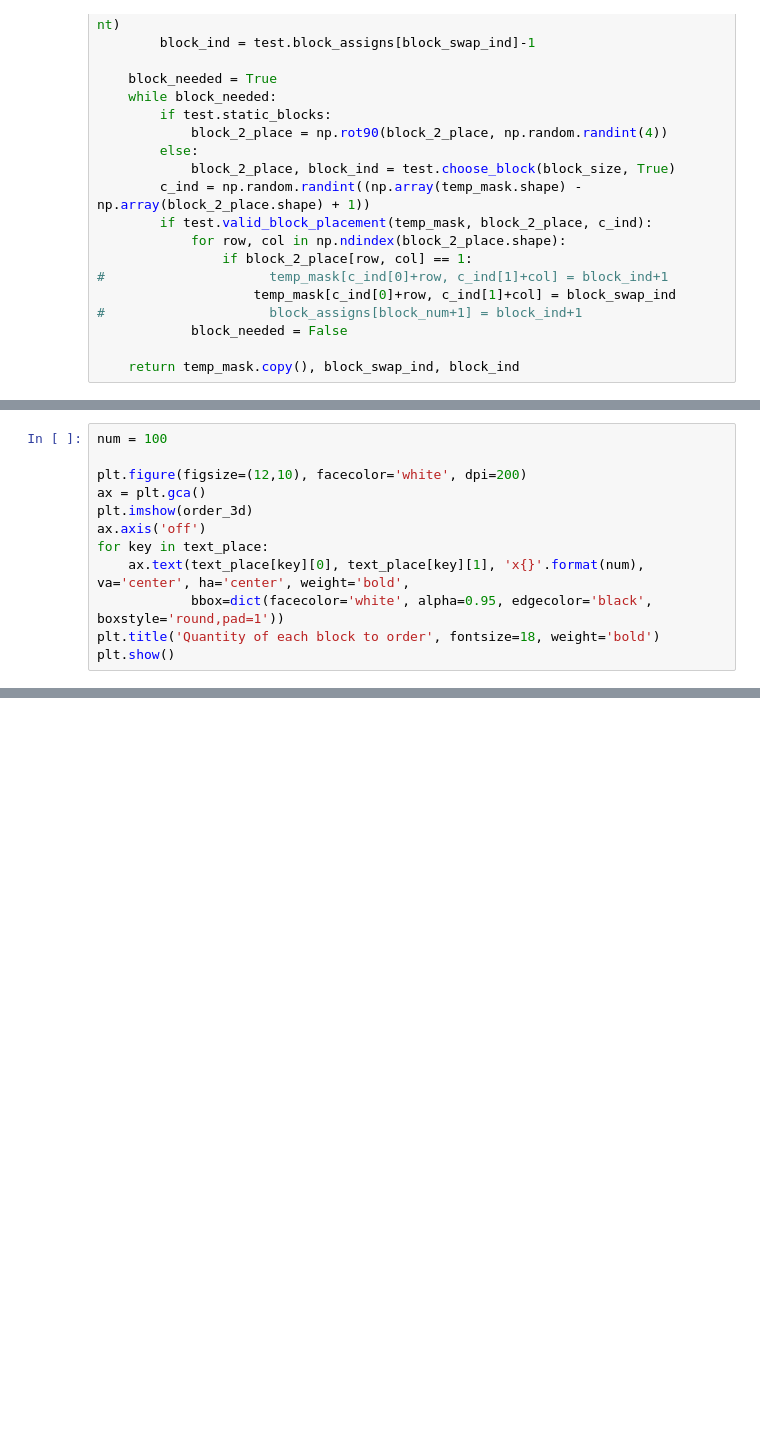
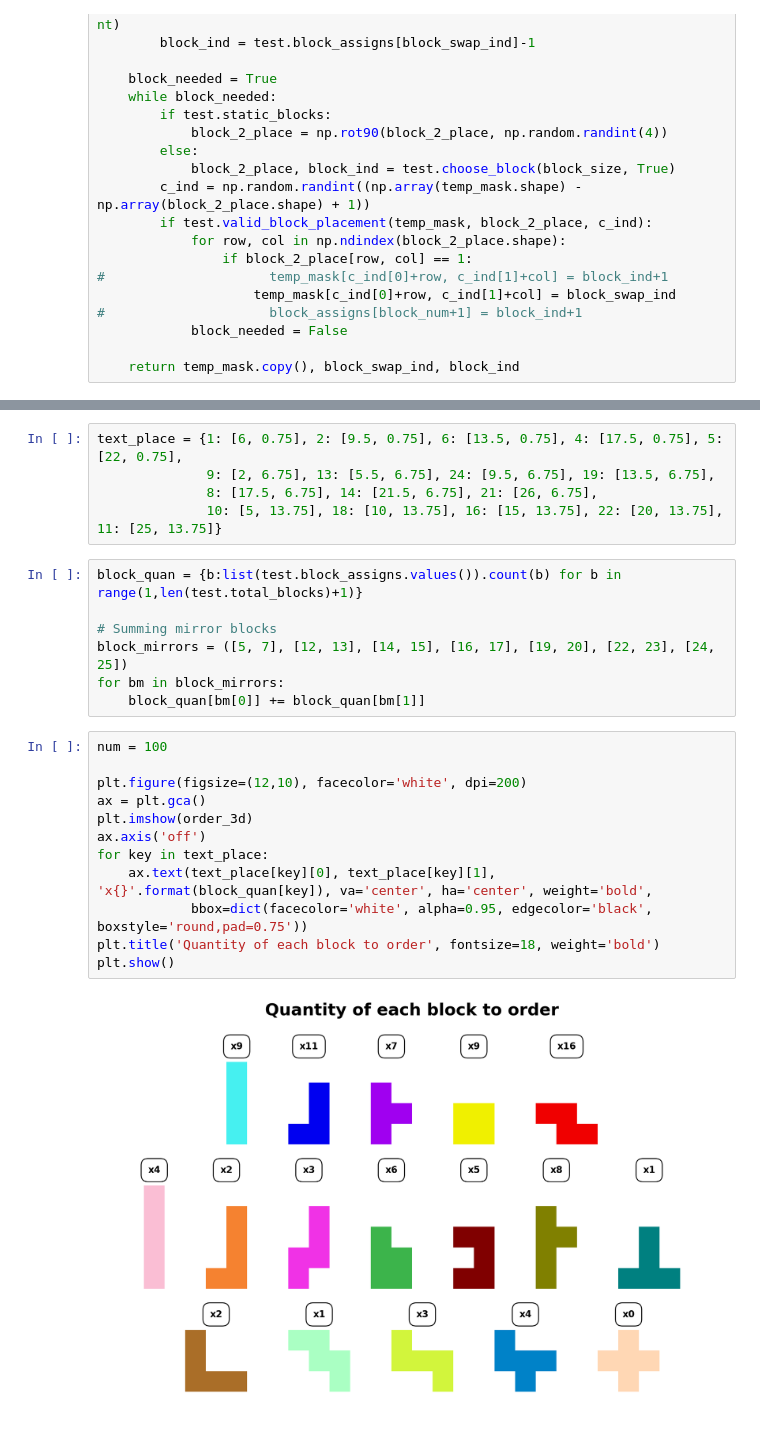
Before and after one commit to cllamb0/CCI2-Coded-Aperture, a Jupyter notebook: Tetris-Mask-Creator.ipynb, the cells around one changed output, grey strips where cells are left out. Cells and saved outputs as stored; diff of their text form; blank space fills up the shorter version.

Commit message:
Fixing errors, adding order sheet creator and lowering learning rate

```diff
--- a/Tetris-Mask-Creator.ipynb
+++ b/Tetris-Mask-Creator.ipynb
@@ -998,12 +894,0 @@ text_place = {1: [6, 1.25], 2: [9.5, 1.25]}
-# %%
-num = 100
-
-plt.figure(figsize=(12,10), facecolor='white', dpi=200)
-ax = plt.gca()
-plt.imshow(order_3d)
-ax.axis('off')
-for key in text_place:
-    ax.text(text_place[key][0], text_place[key][1], 'x{}'.format(num), va='center', ha='center', weight='bold',
-            bbox=dict(facecolor='white', alpha=0.95, edgecolor='black', boxstyle='round,pad=1'))
-plt.title('Quantity of each block to order', fontsize=18, weight='bold')
-plt.show()
@@ -1020,0 +998,26 @@ array([[ 2, 13],
+# %%
+text_place = {1: [6, 0.75], 2: [9.5, 0.75], 6: [13.5, 0.75], 4: [17.5, 0.75], 5: [22, 0.75],
+              9: [2, 6.75], 13: [5.5, 6.75], 24: [9.5, 6.75], 19: [13.5, 6.75],
+              8: [17.5, 6.75], 14: [21.5, 6.75], 21: [26, 6.75],
+              10: [5, 13.75], 18: [10, 13.75], 16: [15, 13.75], 22: [20, 13.75], 11: [25, 13.75]}
+# %%
+block_quan = {b:list(test.block_assigns.values()).count(b) for b in range(1,len(test.total_blocks)+1)}
+
+# Summing mirror blocks
+block_mirrors = ([5, 7], [12, 13], [14, 15], [16, 17], [19, 20], [22, 23], [24, 25])
+for bm in block_mirrors:
+    block_quan[bm[0]] += block_quan[bm[1]]
+# %%
+num = 100
+
+plt.figure(figsize=(12,10), facecolor='white', dpi=200)
+ax = plt.gca()
+plt.imshow(order_3d)
+ax.axis('off')
+for key in text_place:
+    ax.text(text_place[key][0], text_place[key][1], 'x{}'.format(block_quan[key]), va='center', ha='center', weight='bold',
+            bbox=dict(facecolor='white', alpha=0.95, edgecolor='black', boxstyle='round,pad=0.75'))
+plt.title('Quantity of each block to order', fontsize=18, weight='bold')
+plt.show()
+# %% [output]
+[figure, added]
```
Also changed, not shown: parts of 67 cells of this notebook, 2 other files.
